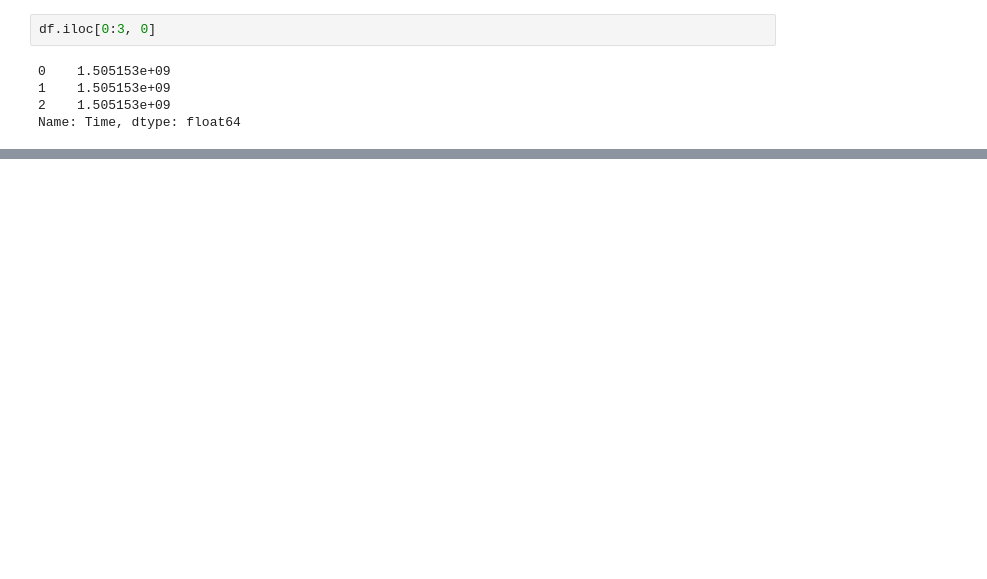
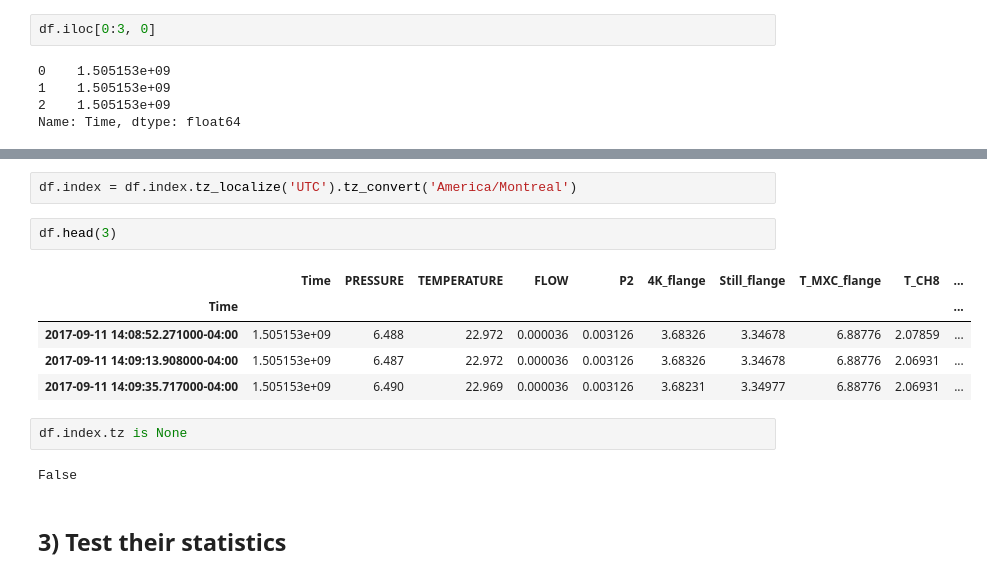
Before and after one commit to mkcor/exp-testing, a Jupyter notebook: demo.ipynb, the cells around one changed output, grey strips where cells are left out. Drawn from its saved outputs; the diff is of its cells as text; blank space fills up the shorter version.

```diff
--- a/demo.ipynb
+++ b/demo.ipynb
@@ -166,0 +190,16 @@ dt_end.isoformat()
+# %%
+df.index = df.index.tz_localize('UTC').tz_convert('America/Montreal')
+# %%
+df.head(3)
+# %% [output]
+|  | Time | PRESSURE | TEMPERATURE | FLOW | P2 | 4K_flange | Still_flange | T_MXC_flange | T_CH8 | ... |
+| Time |  |  |  |  |  |  |  |  |  | ... |
+| 2017-09-11 14:08:52.271000-04:00 | 1.505153e+09 | 6.488 | 22.972 | 0.000036 | 0.003126 | 3.68326 | 3.34678 | 6.88776 | 2.07859 | ... |
+| 2017-09-11 14:09:13.908000-04:00 | 1.505153e+09 | 6.487 | 22.972 | 0.000036 | 0.003126 | 3.68326 | 3.34678 | 6.88776 | 2.06931 | ... |
+| 2017-09-11 14:09:35.717000-04:00 | 1.505153e+09 | 6.490 | 22.969 | 0.000036 | 0.003126 | 3.68231 | 3.34977 | 6.88776 | 2.06931 | ... |
+# %%
+df.index.tz is None
+# %% [output]
+False
+# %% [markdown]
+## 3) Test their statistics
```
Also changed, not shown: parts of 24 cells of this notebook.
